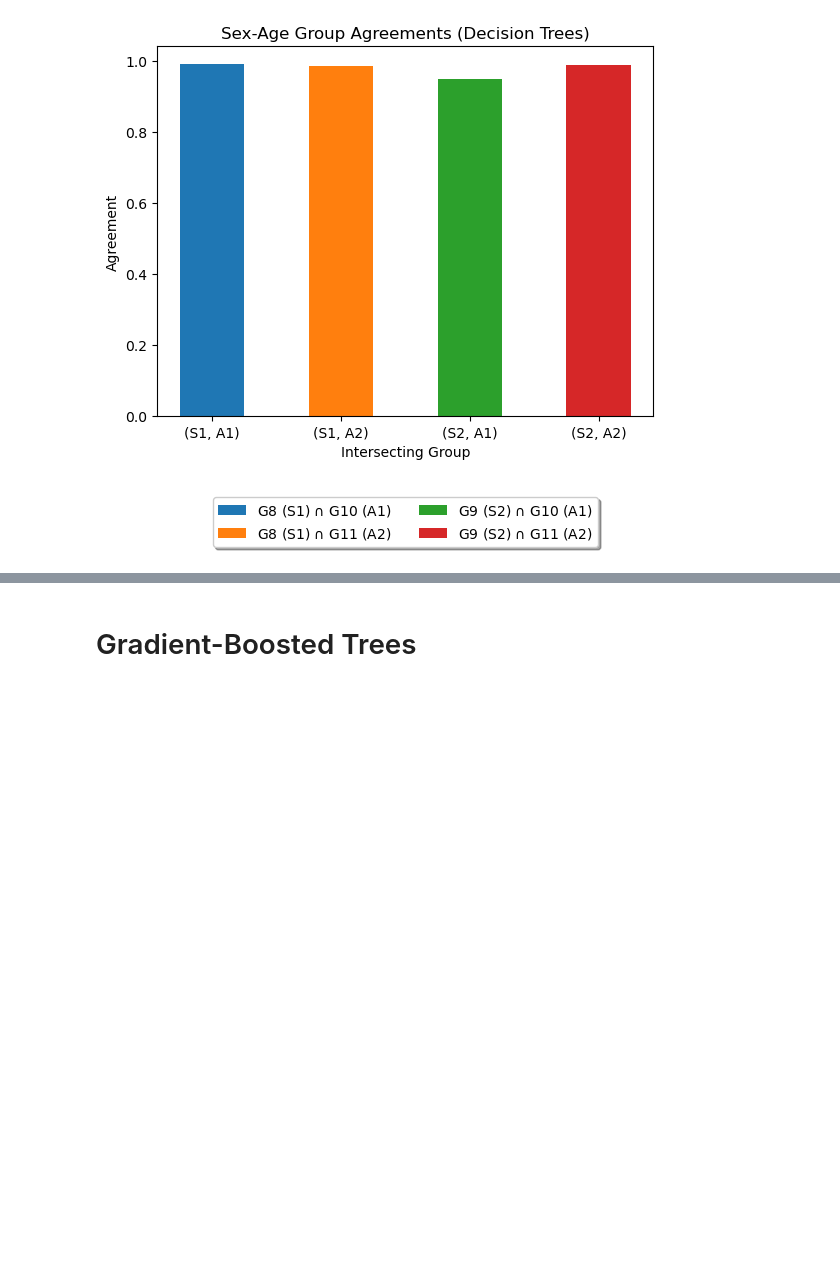
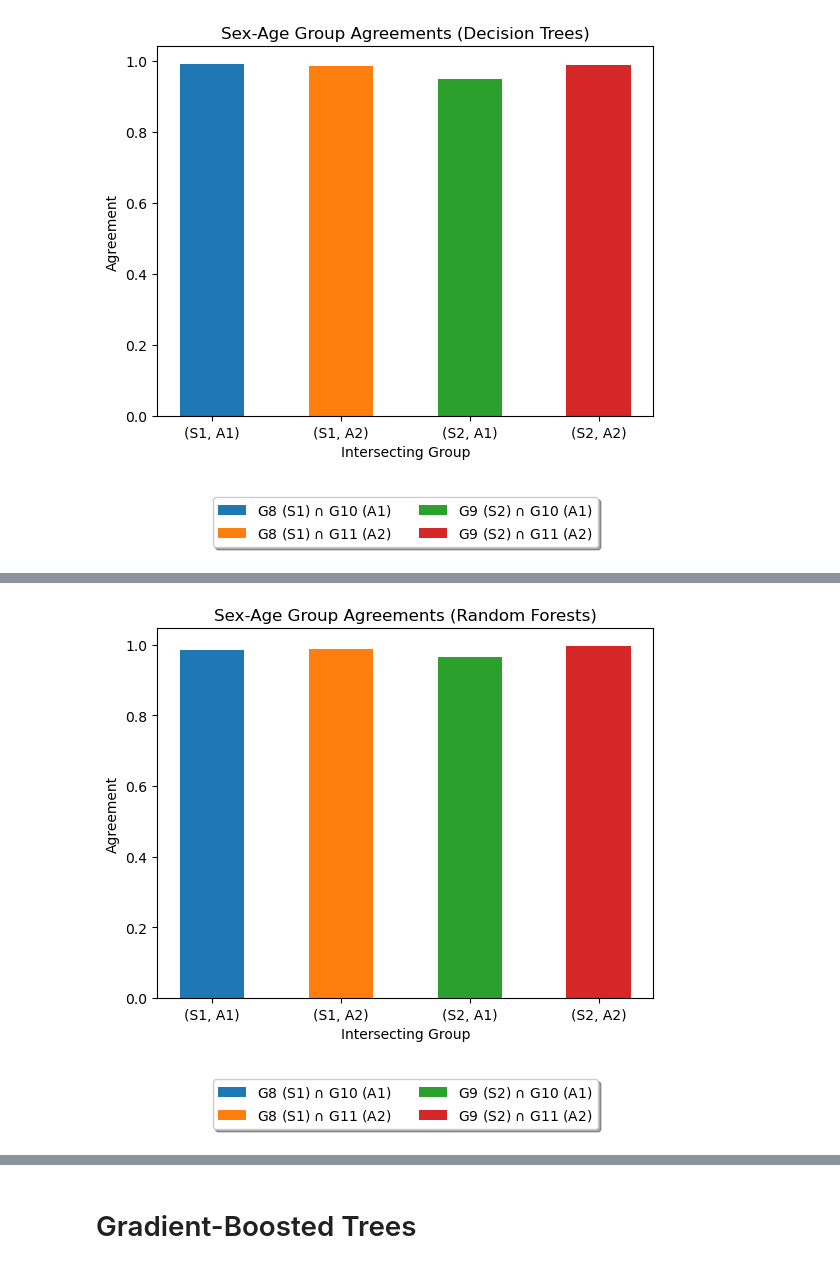
Before and after one commit to samuel-deng/tree_robust, a Jupyter notebook: experiments_employment_agreement.ipynb, the cells around one changed output, grey strips where cells are left out. Saved outputs shown, nothing was run; the diff lists cells and outputs as text; code cells hidden in the pictures; blank space fills up the shorter version.

```diff
--- a/experiments_employment_agreement.ipynb
+++ b/experiments_employment_agreement.ipynb
@@ -700,0 +842,32 @@ plt.show()
+# %%
+# Plot "agreement" for each pair of intersecting groups
+fig, ax = plt.subplots()
+num_bars = 4
+bar_groups = 4
+index = np.arange(bar_groups)
+bar_width = 0.5
+
+rect1 = ax.bar(0, rf_sex_age_agreements[0], bar_width,
+                    label="G{} ({}) $\cap$ G{} ({})".format(sex_age_pairs[0][0], group_names[sex_age_pairs[0][0]],
+                                                            sex_age_pairs[0][1], group_names[sex_age_pairs[0][1]]))
+rect2 = ax.bar(1, rf_sex_age_agreements[1], bar_width,
+                    label="G{} ({}) $\cap$ G{} ({})".format(sex_age_pairs[1][0], group_names[sex_age_pairs[1][0]],
+                                                            sex_age_pairs[1][1], group_names[sex_age_pairs[1][1]]))
+rect3 = ax.bar(2, rf_sex_age_agreements[2], bar_width,
+                    label="G{} ({}) $\cap$ G{} ({})".format(sex_age_pairs[2][0], group_names[sex_age_pairs[2][0]],
+                                                            sex_age_pairs[2][1], group_names[sex_age_pairs[2][1]]))
+rect4 = ax.bar(3, rf_sex_age_agreements[3], bar_width,
+                    label="G{} ({}) $\cap$ G{} ({})".format(sex_age_pairs[3][0], group_names[sex_age_pairs[3][0]],
+                                                            sex_age_pairs[3][1], group_names[sex_age_pairs[3][1]]))
+
+
+ax.set_xlabel('Intersecting Group')
+ax.set_ylabel('Agreement')
+ax.set_title('Sex-Age Group Agreements (Random Forests)')
+ax.set_xticks(index, ('(S1, A1)', '(S1, A2)', '(S2, A1)', '(S2, A2)'))
+ax.legend(loc='upper center', bbox_to_anchor=(0.5, -0.2),
+          fancybox=True, shadow=True, ncol=2)
+
+plt.show()
+# %% [output]
+[figure, added]
```
Also changed, not shown: parts of 9 cells of this notebook, 57 other files.
